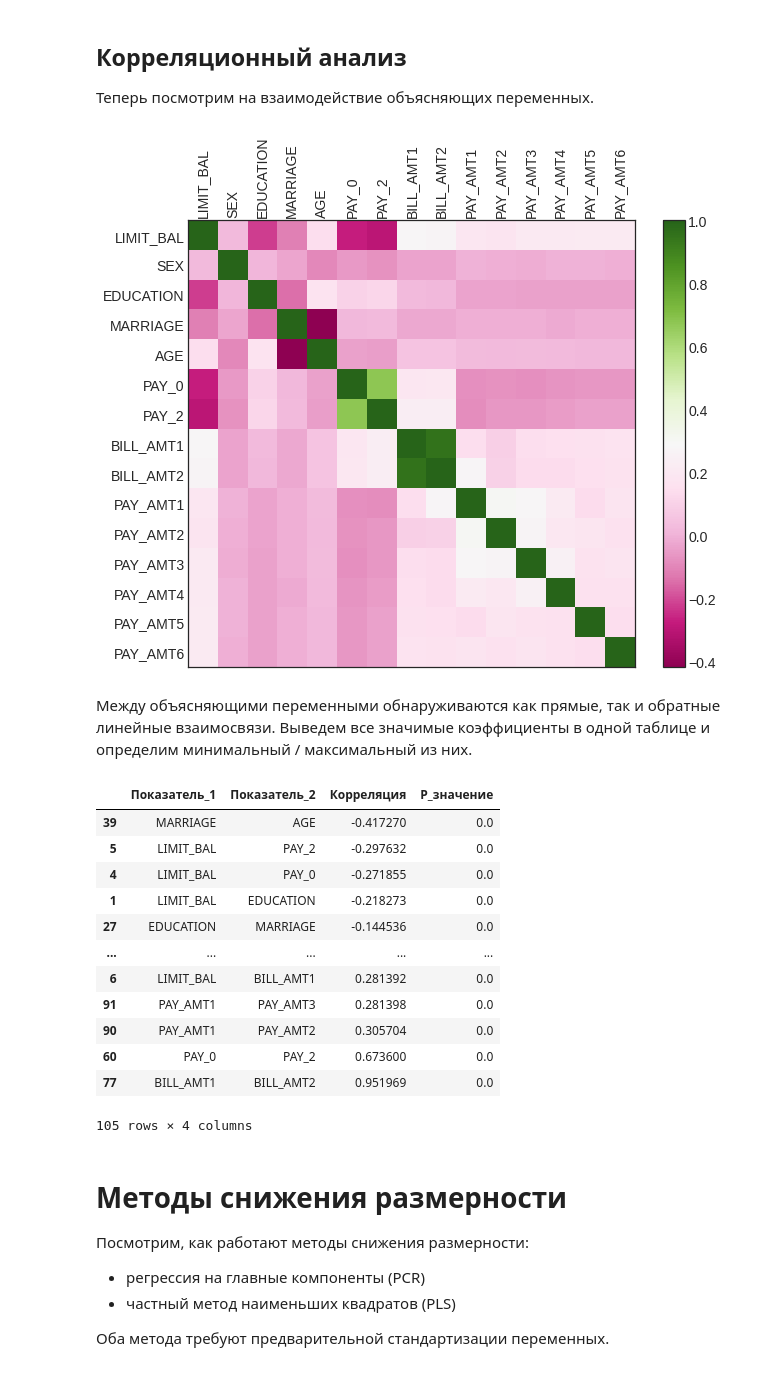
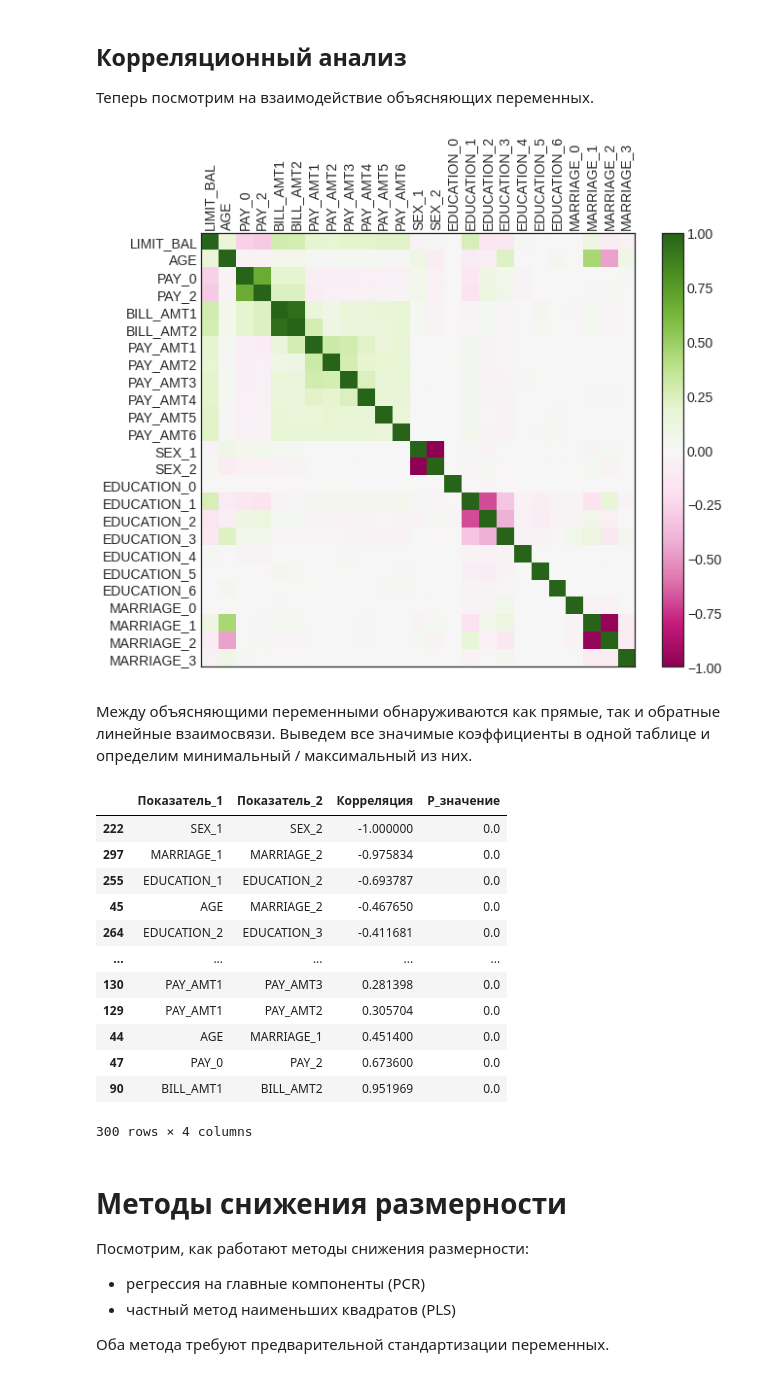
Before and after one commit to KirillSel/ML_Lab_1, a Jupyter notebook: Lab_3/Lab_3.ipynb, the cells around one changed output. Saved outputs shown, nothing was run; the diff lists cells and outputs as text; code cells hidden in the pictures.

```diff
--- a/Lab_3/Lab_3.ipynb
+++ b/Lab_3/Lab_3.ipynb
@@ -394,0 +416,13 @@ plt.show()
+# %%
+from sklearn.preprocessing import OneHotEncoder
+
+nom_col_names=['SEX', 'EDUCATION', 'MARRIAGE']
+
+one_hot=OneHotEncoder()
+
+recoded=one_hot.fit_transform(DF[nom_col_names]).toarray()
+clmns=one_hot.get_feature_names(nom_col_names)
+df_dummy_nom=pd.DataFrame(recoded, columns=clmns)
+
+print(df_dummy_nom.shape)
+df_dummy_nom.head()
@@ -394,0 +439,7 @@ plt.show()
+# %%
+DF_num = pd.concat([DF.loc[:,DF.dtypes=='int64'].reset_index(),df_dummy_nom], axis=1)
+DF_num = DF_num.drop(['SEX', 'EDUCATION', 'MARRIAGE', 'index'], axis=1)
+print('Размерность обучающего фрейма после перекодировки:', DF_num.shape)
+
+print()
+DF_num.head()
@@ -398,27 +493,27 @@ plt.show()
 Теперь посмотрим на взаимодействие объясняющих переменных.
 # %%
 # рассчитываем корреляционную матрицу
-corr_mat = DF.drop('Y', axis=1).corr()
-col_names = DF.drop('Y', axis=1).columns
+corr_mat = DF_num.drop('Y', axis=1).corr()
+col_names = DF_num.drop('Y', axis=1).columns
 
 # переключаем стиль оформления, чтобы убрать сетку с тепловой карты
 mpl.style.use('seaborn-white')
 
 # рисуем корреляционную матрицу
 f = plt.figure(figsize=(10, 8))
 plt.matshow(corr_mat, fignum=f.number, cmap='PiYG')
 # координаты для названий строк и столбцов
 tics_coords = np.arange(0, len(col_names))
 # рисуем подписи
 plt.xticks(tics_coords, col_names, fontsize=14, rotation=90)
 plt.yticks(tics_coords, col_names, fontsize=14)
 # настраиваем легенду справа от тепловой карты
 cb = plt.colorbar()
 cb.ax.tick_params(labelsize=14)
 cb.ax.tick_params(labelsize=14)
 plt.show()
 # %% [output]
-[figure, old version]
+[figure, new version]
 # %% [markdown]
 Между объясняющими переменными обнаруживаются как прямые, так и обратные линейные взаимосвязи. Выведем все значимые коэффициенты в одной таблице и определим минимальный / максимальный из них.
 # %%
@@ -438,18 +533,18 @@ df['P_значение'] = 2 * (1 - t.cdf(abs(t_stat), len(DF.index) - 2))
 df.loc[df['P_значение'] < 0.05].sort_values('Корреляция')
 # %% [output]
 |  | Показатель_1 | Показатель_2 | Корреляция | P_значение |
-| 39 | MARRIAGE | AGE | -0.417270 | 0.0 |
-| 5 | LIMIT_BAL | PAY_2 | -0.297632 | 0.0 |
-| 4 | LIMIT_BAL | PAY_0 | -0.271855 | 0.0 |
-| 1 | LIMIT_BAL | EDUCATION | -0.218273 | 0.0 |
-| 27 | EDUCATION | MARRIAGE | -0.144536 | 0.0 |
+| 222 | SEX_1 | SEX_2 | -1.000000 | 0.0 |
+| 297 | MARRIAGE_1 | MARRIAGE_2 | -0.975834 | 0.0 |
+| 255 | EDUCATION_1 | EDUCATION_2 | -0.693787 | 0.0 |
+| 45 | AGE | MARRIAGE_2 | -0.467650 | 0.0 |
+| 264 | EDUCATION_2 | EDUCATION_3 | -0.411681 | 0.0 |
 | ... | ... | ... | ... | ... |
-| 6 | LIMIT_BAL | BILL_AMT1 | 0.281392 | 0.0 |
-| 91 | PAY_AMT1 | PAY_AMT3 | 0.281398 | 0.0 |
-| 90 | PAY_AMT1 | PAY_AMT2 | 0.305704 | 0.0 |
-| 60 | PAY_0 | PAY_2 | 0.673600 | 0.0 |
-| 77 | BILL_AMT1 | BILL_AMT2 | 0.951969 | 0.0 |
+| 130 | PAY_AMT1 | PAY_AMT3 | 0.281398 | 0.0 |
+| 129 | PAY_AMT1 | PAY_AMT2 | 0.305704 | 0.0 |
+| 44 | AGE | MARRIAGE_1 | 0.451400 | 0.0 |
+| 47 | PAY_0 | PAY_2 | 0.673600 | 0.0 |
+| 90 | BILL_AMT1 | BILL_AMT2 | 0.951969 | 0.0 |
-105 rows × 4 columns
+300 rows × 4 columns
 # %% [markdown]
 # Методы снижения размерности
 
```
Also changed, not shown: parts of 42 cells of this notebook, 1 other file.
